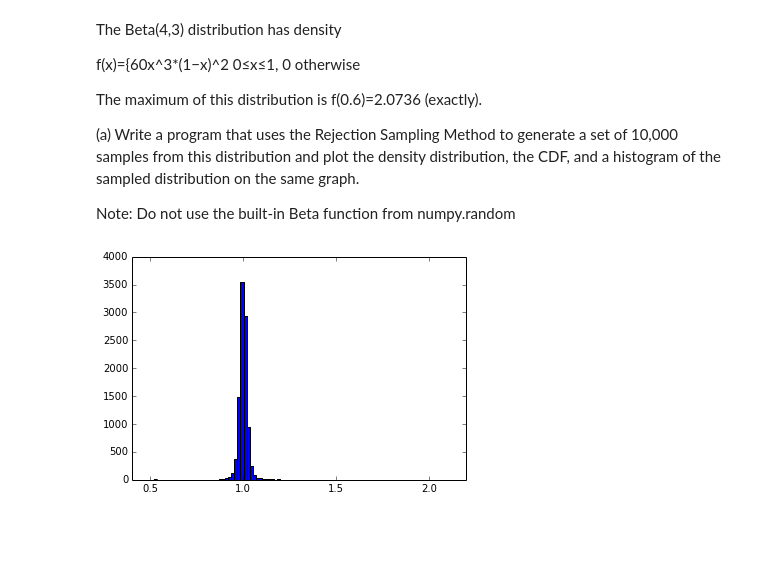
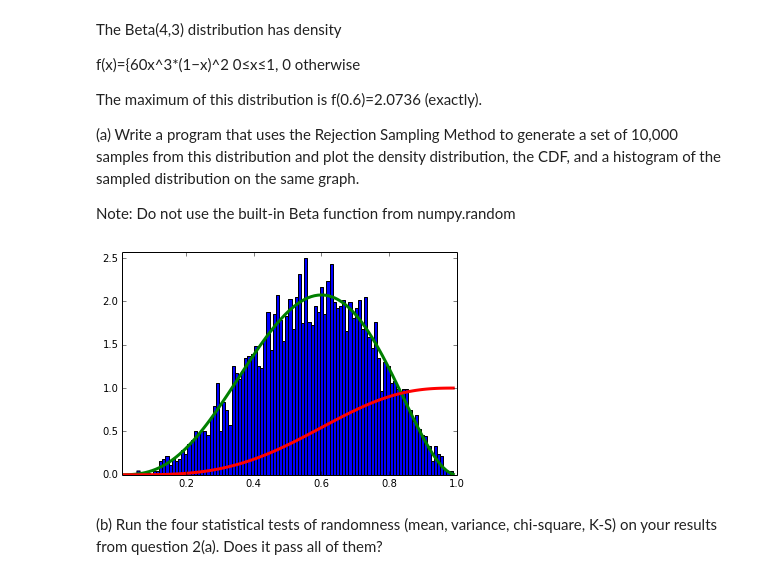
Before and after one commit to znlevine/PHYS202-S14, a Jupyter notebook: SciPy/RandomAndMCExercises.ipynb, the cells around one changed output. Cells and saved outputs as stored; diff of their text form; code cells hidden in the pictures; blank space fills up the shorter version.

```diff
--- a/SciPy/RandomAndMCExercises.ipynb
+++ b/SciPy/RandomAndMCExercises.ipynb
@@ -76,30 +115,37 @@ The maximum of this distribution is f(0.6)=2.0736 (exactly).
 (a) Write a program that uses the Rejection Sampling Method to generate a set of 10,000 samples from this distribution and plot the density distribution, the CDF, and a histogram of the sampled distribution on the same graph.
 
 Note: Do not use the built-in Beta function from numpy.random
-# %%
-f=lambda x:60*x**3*(1-x)**2
-xmin=0.
-xmax=1.
-x=np.arange(0.,1.,0.01)
-#getting ymax
-subx = x[logical_and((x > xmin),(x < xmax))]
-ymax=f(subx).max()*1.05
-ymin=0.
-answers=[]
-i = np.arange(1.,10000.,1)
-
-for N in i:
-    samples_x=xmin+(xmax-xmin)*np.random.random_sample(N);
-    samples_y=ymin+(ymax-ymin)*np.random.random_sample(N);
-
-    #find values within function
-    newmask=(samples_y<f(samples_x))
-
-    I=(xmax-xmin)*(ymax-ymin)*newmask.sum()/newmask.size
-    answers.append(I)
-
-plt.hist(answers,100)
-
-plt.show()
-# %% [output]
-[figure, removed]
+# %%
+fbeta=lambda x:60*x**3*(1-x)**2
+Fbeta=lambda x:x**4*(10*x**2-24*x+15)
+#Fbeta=lambda x:1-
+xmin=0.
+xmax=1.
+x=np.arange(0.,1.,0.01)
+#getting ymax
+ymax=fbeta(x).max()
+ymin=0.
+answers=[]
+
+
+samples_x=np.random.random_sample(10000);
+samples_y=(ymax)*np.random.random_sample(10000);
+
+mask1=samples_y<fbeta(samples_x)
+workingsamples=[]
+for i in range(samples_x.size):
+    if mask1[i]==1:
+        workingsamples.append(samples_x[i])
+
+plt.hist(workingsamples,100,normed=True)
+#plt.plot(samples_x*mask1,samples_y*mask1,"ro")
+plt.plot(x,fbeta(x),lw=3)#Scaled to graph
+plt.plot(x,Fbeta(x),lw=3)
+
+plt.xlim(.01,1)
+plt.ylim(0,ymax+.5)
+plt.show()
+# %% [output]
+[figure, added]
+# %% [markdown]
+(b) Run the four statistical tests of randomness (mean, variance, chi-square, K-S) on your results from question 2(a). Does it pass all of them?
```
Also changed, not shown: parts of 12 cells of this notebook.
